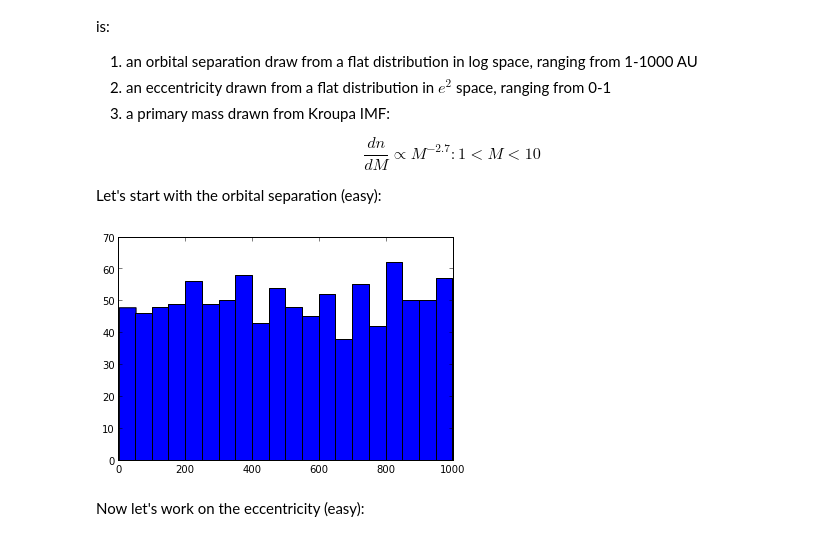
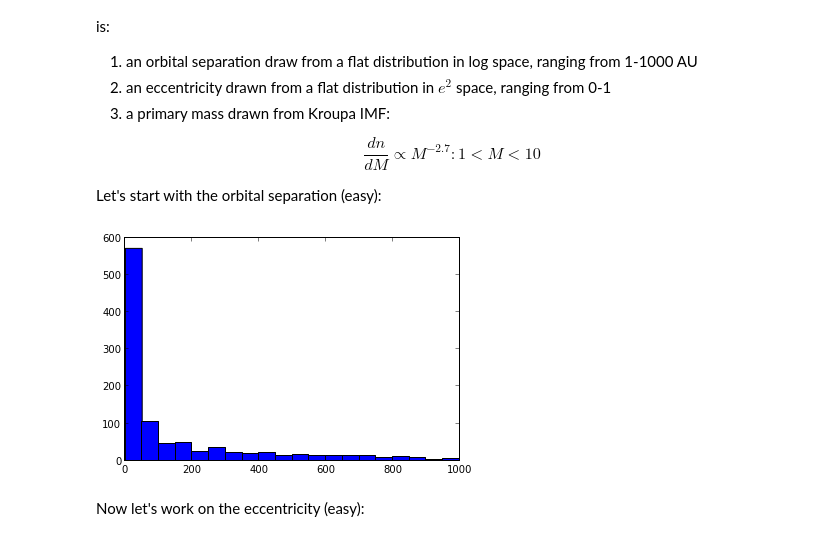
Before and after one commit to adrn/NYCastroML, a Jupyter notebook: Chapter3/3.4-3.7.ipynb, the cells around one changed output. Drawn from its saved outputs; the diff is of its cells as text; code cells hidden in the pictures.

```diff
--- a/Chapter3/3.4-3.7.ipynb
+++ b/Chapter3/3.4-3.7.ipynb
@@ -240,11 +240,11 @@ $$\frac{dn}{dM} \propto M^{-2.7}: 1 < M < 10 $$
 
 Let's start with the orbital separation (easy):
 # %%
-ran_A = np.random.sample(1000) * 1000.0
+ran_A = 10**(np.random.sample(1000) * 3)
 plt.hist(ran_A, bins=20)
 plt.show()
 # %% [output]
-[figure, old version]
+[figure, new version]
 # %% [markdown]
 Now let's work on the eccentricity (easy):
 # %%
```
Also changed, not shown: parts of 5 cells of this notebook.
